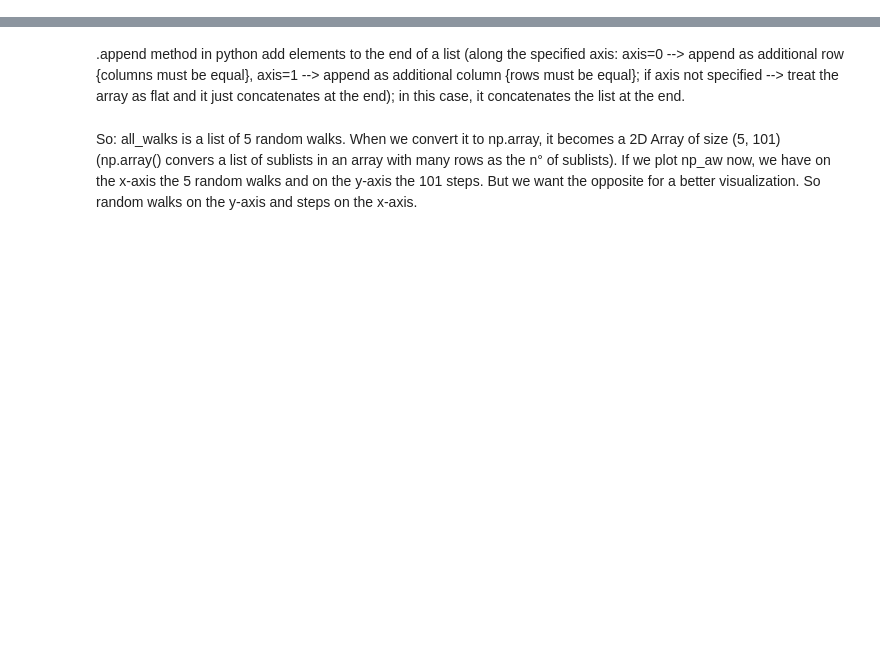
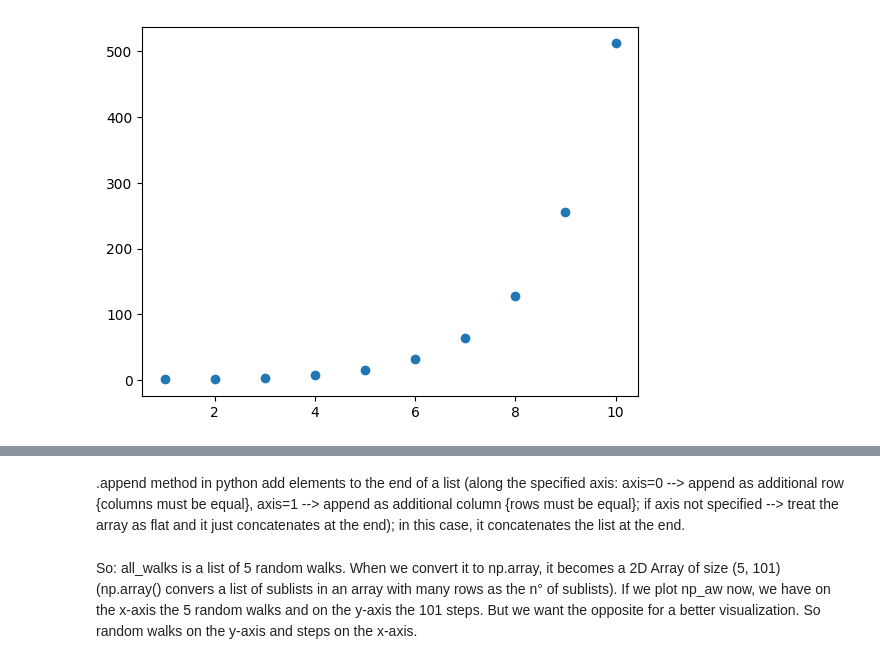
Before and after one commit to emadchelhi/training, a Jupyter notebook: numpy.ipynb, the cells around one changed output, grey strips where cells are left out. Saved outputs shown, nothing was run; the diff lists cells and outputs as text; code cells hidden in the pictures; blank space fills up the shorter version.

```diff
--- a/numpy.ipynb
+++ b/numpy.ipynb
@@ -107,3 +111,16 @@ index 15: below zero. Let's solve using max() function.
+# %%
+# edited/added
+from matplotlib import pyplot as plt
+doubling_array = [1, 2, 4, 8, 16, 32, 64, 128, 256, 512]
+
+# Create an array of integers from one to ten
+one_to_ten = np.arange(1, 11)
+
+# Create your scatterplot
+plt.scatter(one_to_ten, doubling_array)
+plt.show()
+# %% [output]
+[figure, added]
 # %%
 # NumPy is imported, seed is set
 
```
Also changed, not shown: parts of 109 cells of this notebook, 1 other file.
